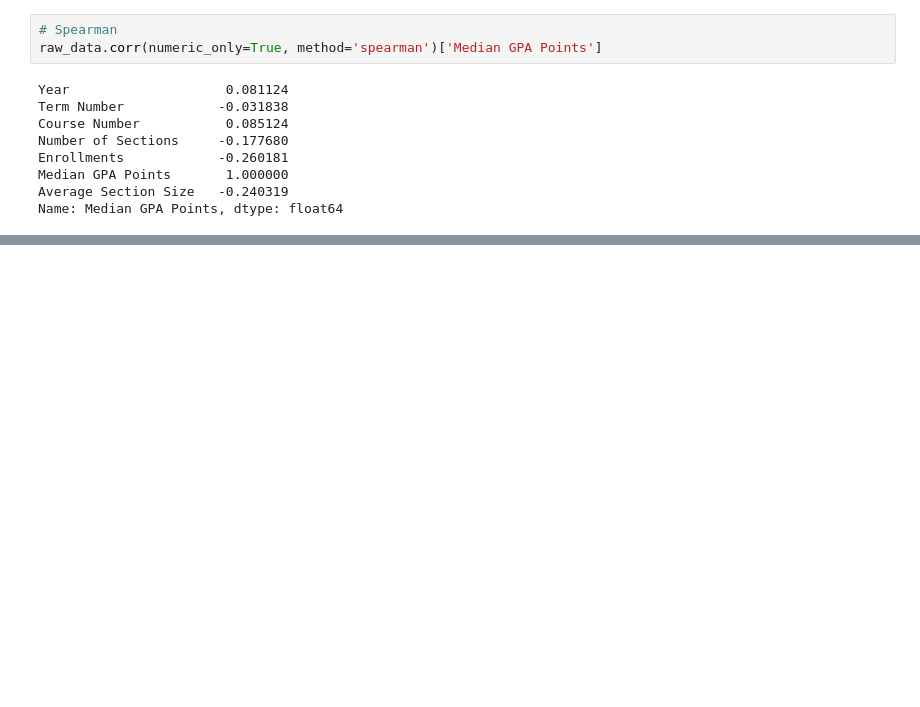
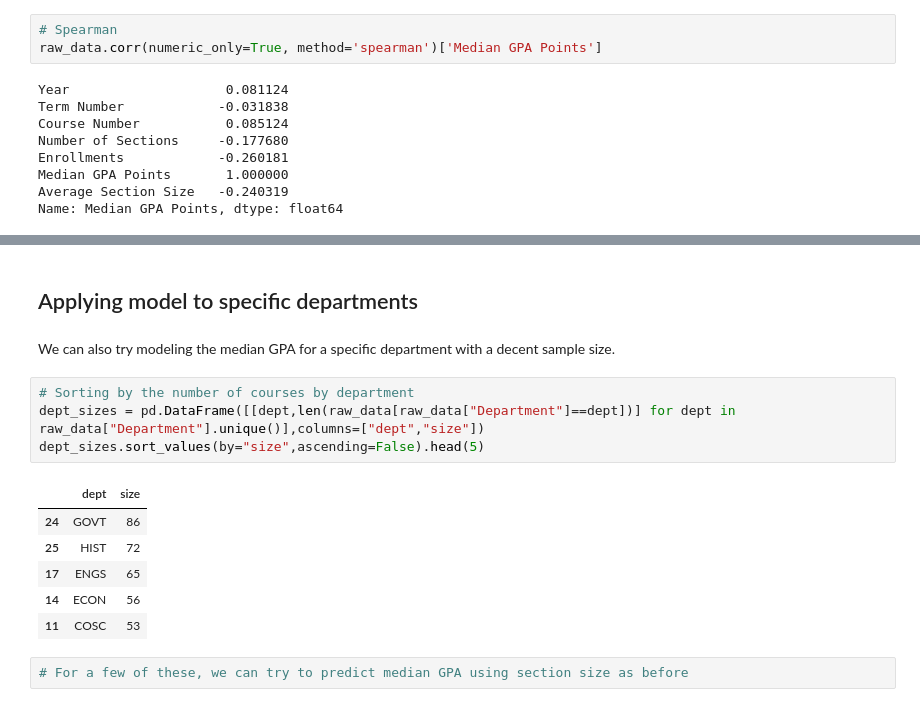
Before and after one commit to kabirmoghe/dali-data-challenge, a Jupyter notebook: DALI Courses Exploration.ipynb, the cells around one changed output, grey strips where cells are left out. Saved outputs shown, nothing was run; the diff lists cells and outputs as text; blank space fills up the shorter version.

```diff
--- a/Courses Exploration.ipynb
+++ b/DALI Courses Exploration.ipynb
@@ -223,0 +336,17 @@ Name: Median GPA Points, dtype: float64
+# %% [markdown]
+## Applying model to specific departments
+# %% [markdown]
+We can also try modeling the median GPA for a specific department with a decent sample size.
+# %%
+# Sorting by the number of courses by department
+dept_sizes = pd.DataFrame([[dept,len(raw_data[raw_data["Department"]==dept])] for dept in raw_data["Department"].unique()],columns=["dept","size"])
+dept_sizes.sort_values(by="size",ascending=False).head(5)
+# %% [output]
+|  | dept | size |
+| 24 | GOVT | 86 |
+| 25 | HIST | 72 |
+| 17 | ENGS | 65 |
+| 14 | ECON | 56 |
+| 11 | COSC | 53 |
+# %%
+# For a few of these, we can try to predict median GPA using section size as before
```
Also changed, not shown: parts of 32 cells of this notebook.
